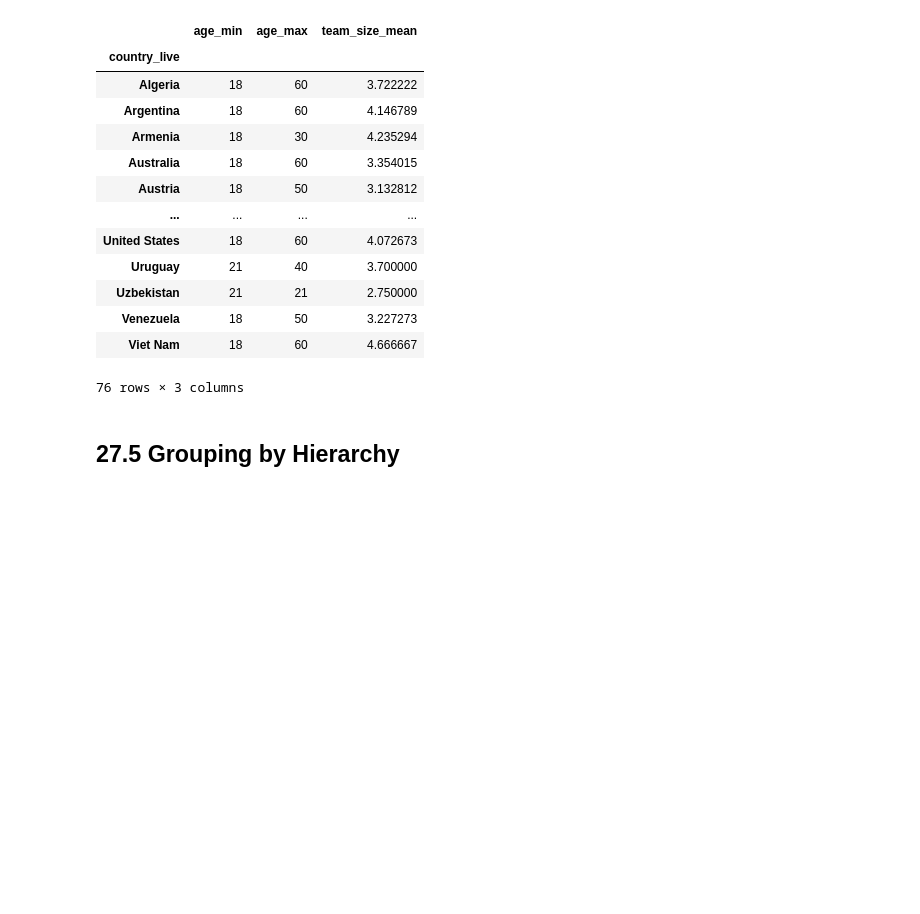
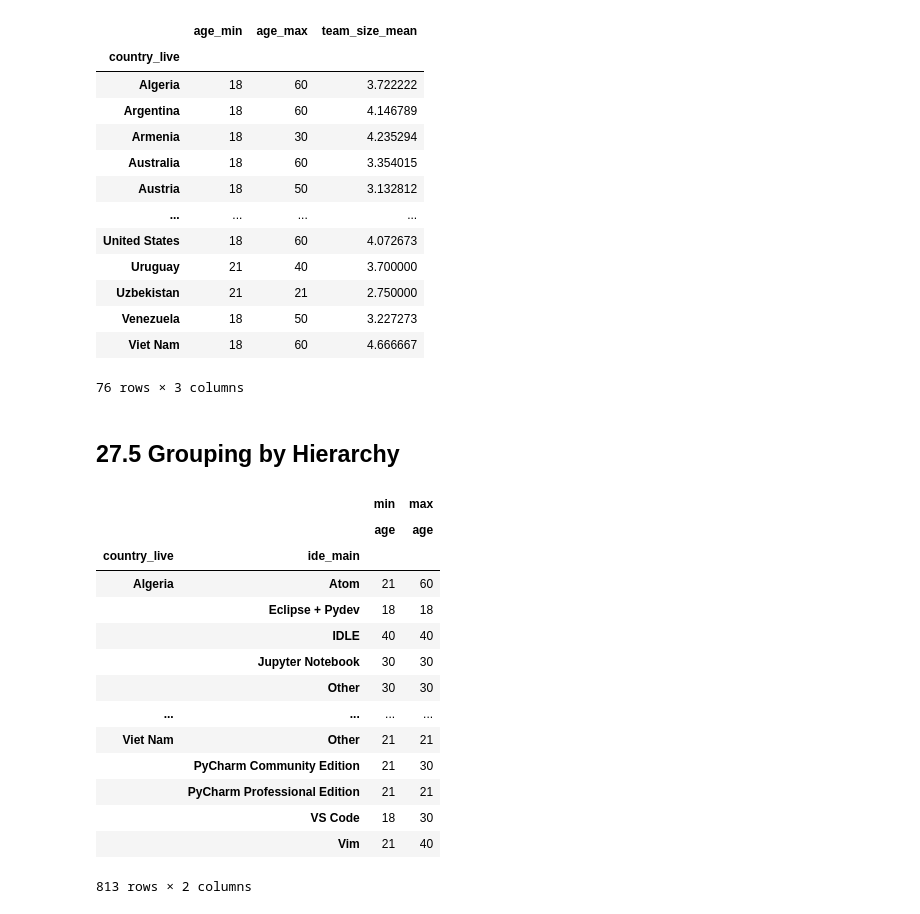
Before and after one commit to pydatawrangler/eda_ref, a Jupyter notebook: book-effective-pandas/effective_pandas_09_chap27.ipynb, the cells around one changed output. Drawn from its saved outputs; the diff is of its cells as text; code cells hidden in the pictures; blank space fills up the shorter version.

```diff
--- a/book-effective-pandas/effective_pandas_09_chap27.ipynb
+++ b/book-effective-pandas/effective_pandas_09_chap27.ipynb
@@ -6,7 +6,10 @@
 import pandas as pd
 import numpy as np
 # %%
-jb2 = pd.read_csv('data/jet_brains_python_2020_survey_data_cleaned.csv', index_col=0)
+jb2 = (pd.read_csv('data/jet_brains_python_2020_survey_data_cleaned.csv', index_col=0)
+       .assign(country_live=lambda df_: df_.country_live.astype('category'))
+       .assign(ide_main=lambda df_: df_.ide_main.astype('category'))
+    )
 jb2
 # %% [output]
 |  | age | are_you_datascientist | company_size | country_live | employment_status | first_learn_about_main_ide | ... |
@@ -313,3 +316,22 @@ pd.crosstab(jb2.country_live, values=jb2.age, aggfunc=(min, max),
 76 rows × 3 columns
 # %% [markdown]
 ## 27.5 Grouping by Hierarchy
+# %%
+(jb2.pivot_table(index=['country_live', 'ide_main'],
+                values='age', aggfunc=[min, max]))
+# %% [output]
+|  |  | min | max |
+|  |  | age | age |
+| country_live | ide_main |  |  |
+| Algeria | Atom | 21 | 60 |
+|  | Eclipse + Pydev | 18 | 18 |
+|  | IDLE | 40 | 40 |
+|  | Jupyter Notebook | 30 | 30 |
+|  | Other | 30 | 30 |
+| ... | ... | ... | ... |
+| Viet Nam | Other | 21 | 21 |
+|  | PyCharm Community Edition | 21 | 30 |
+|  | PyCharm Professional Edition | 21 | 21 |
+|  | VS Code | 18 | 30 |
+|  | Vim | 21 | 40 |
+813 rows × 2 columns
```
Also changed, not shown: parts of 7 cells of this notebook.
